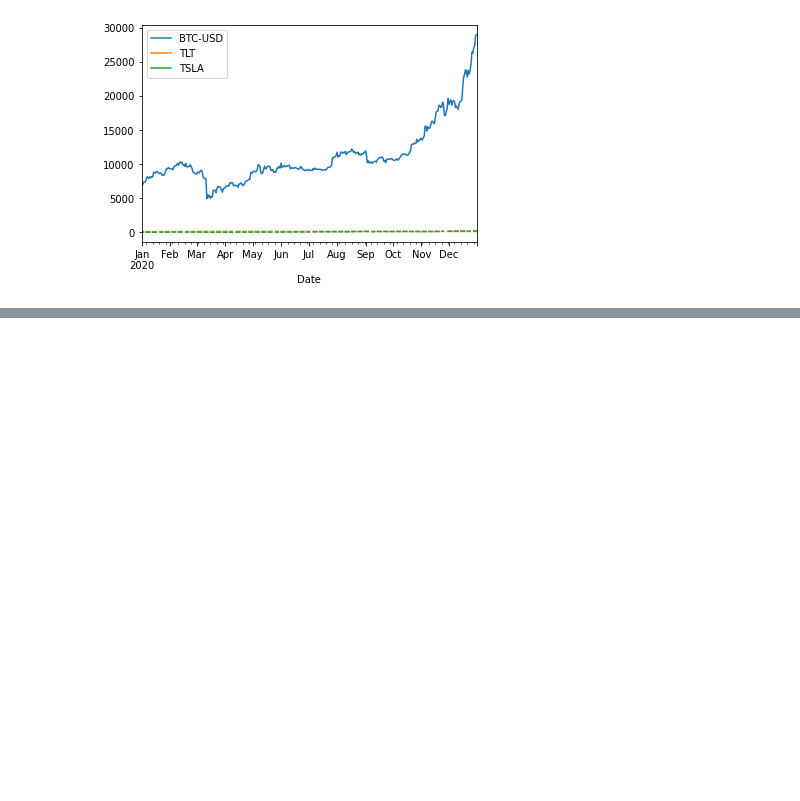
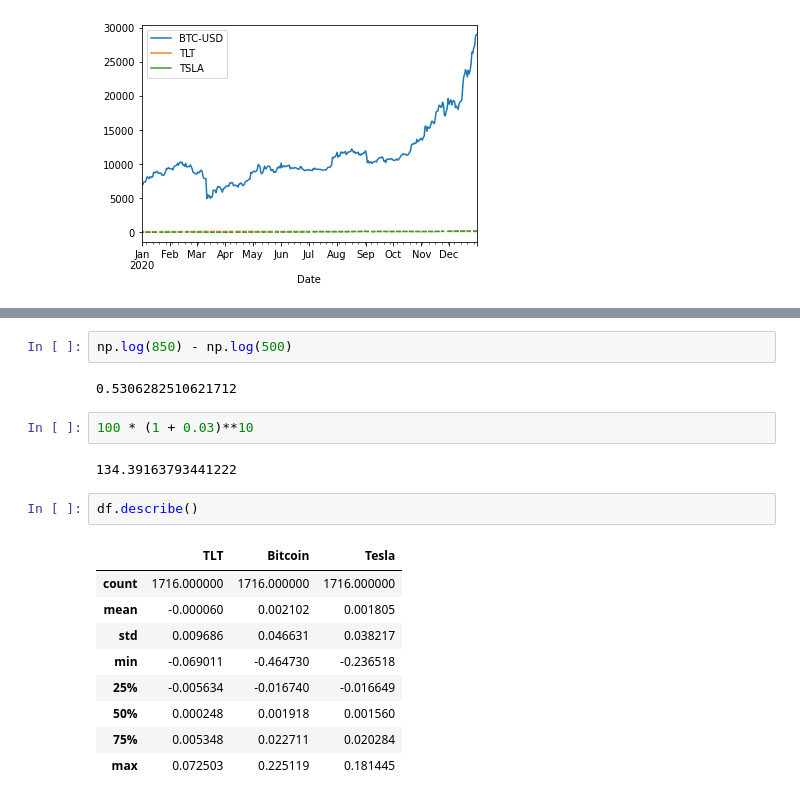
Before and after one commit to adevrent/wqu_mscfe, a Jupyter notebook: Financial Data/M2/L1.ipynb, the cells around one changed output, grey strips where cells are left out. Cells and saved outputs as stored; diff of their text form; blank space fills up the shorter version.

```diff
--- a/Financial Data/M2/L1.ipynb
+++ b/Financial Data/M2/L1.ipynb
@@ -94,0 +95,20 @@ df.describe()
+# %%
+np.log(850) - np.log(500)
+# %% [output]
+0.5306282510621712
+# %%
+100 * (1 + 0.03)**10
+# %% [output]
+134.39163793441222
+# %%
+df.describe()
+# %% [output]
+|  | TLT | Bitcoin | Tesla |
+| count | 1716.000000 | 1716.000000 | 1716.000000 |
+| mean | -0.000060 | 0.002102 | 0.001805 |
+| std | 0.009686 | 0.046631 | 0.038217 |
+| min | -0.069011 | -0.464730 | -0.236518 |
+| 25% | -0.005634 | -0.016740 | -0.016649 |
+| 50% | 0.000248 | 0.001918 | 0.001560 |
+| 75% | 0.005348 | 0.022711 | 0.020284 |
+| max | 0.072503 | 0.225119 | 0.181445 |
```
Also changed, not shown: parts of 6 cells of this notebook.
